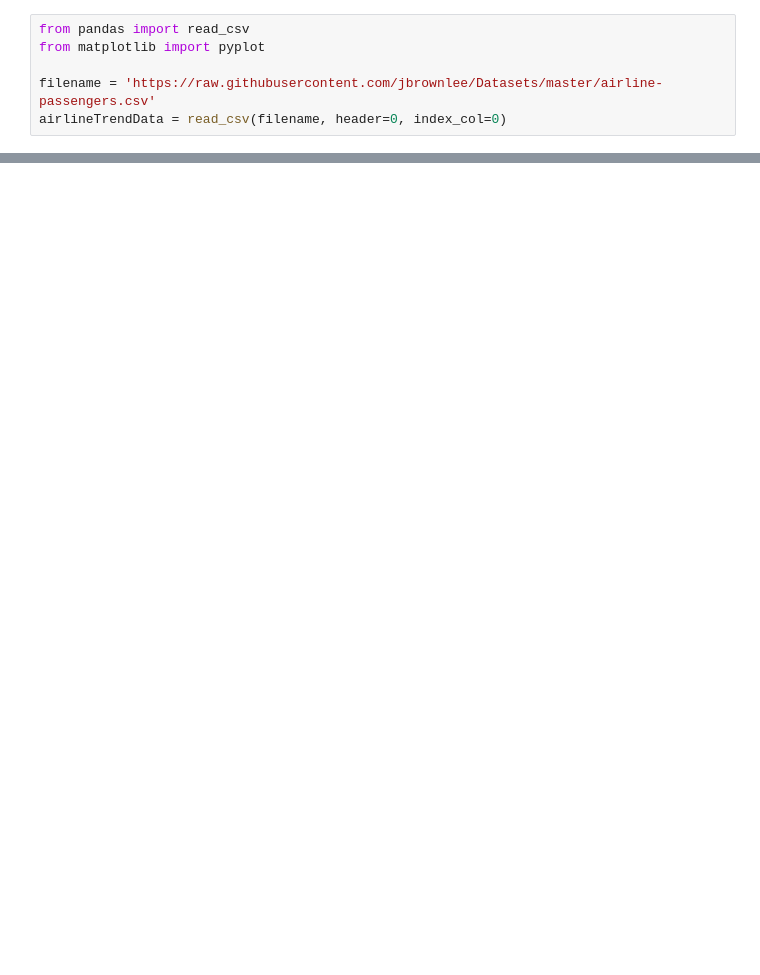
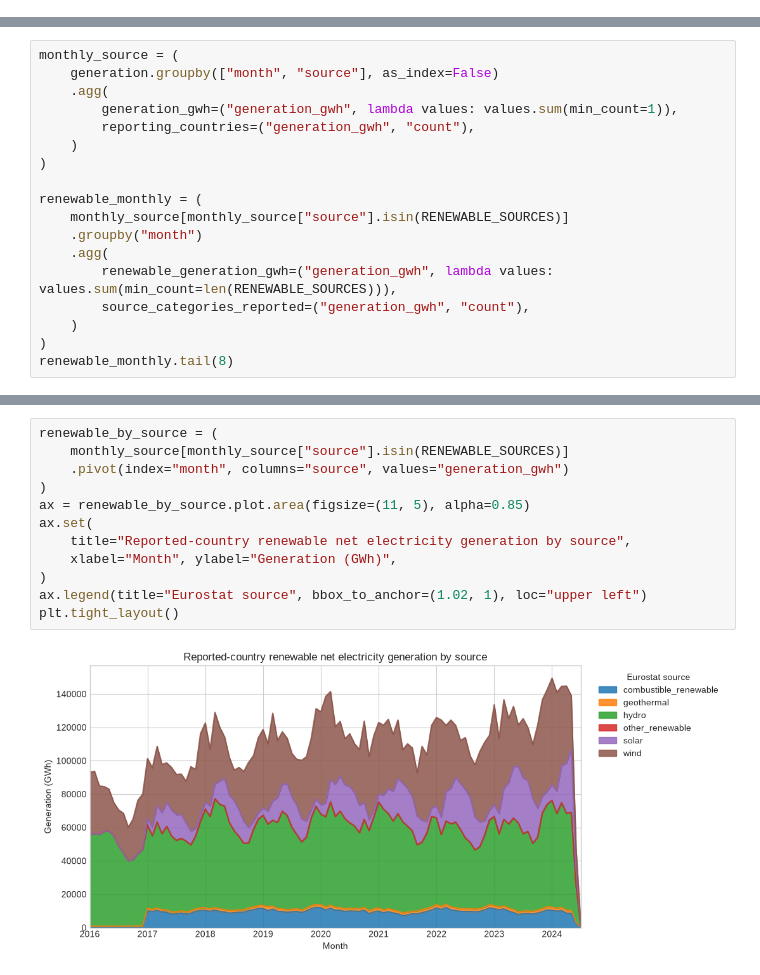
Before and after one commit to roderickperez/EAGE_PythonRenewableEnergyCourse, a Jupyter notebook: EAGE_PythonRenewableEnergyCourse/section4/timeSeriesEnergyConsumption.ipynb, the cells around one changed output, grey strips where cells are left out. Drawn from its saved outputs; the diff is of its cells as text; blank space fills up the shorter version.

```diff
--- a/EAGE_PythonRenewableEnergyCourse/section4/timeSeriesEnergyConsumption.ipynb
+++ b/EAGE_PythonRenewableEnergyCourse/section4/timeSeriesEnergyConsumption.ipynb
@@ -768,6 +0,0 @@ plt.hist(df_MA)
-# %%
-from pandas import read_csv
-from matplotlib import pyplot
-
-filename = 'https://raw.githubusercontent.com/jbrownlee/Datasets/master/airline-passengers.csv'
-airlineTrendData = read_csv(filename, header=0, index_col=0)
@@ -1120,0 +124,18 @@ ax.set_title("Model Loss (MAE)", fontsize=28)
+# %%
+monthly_source = (
+    generation.groupby(["month", "source"], as_index=False)
+    .agg(
+        generation_gwh=("generation_gwh", lambda values: values.sum(min_count=1)),
+        reporting_countries=("generation_gwh", "count"),
+    )
+)
+
+renewable_monthly = (
+    monthly_source[monthly_source["source"].isin(RENEWABLE_SOURCES)]
+    .groupby("month")
+    .agg(
+        renewable_generation_gwh=("generation_gwh", lambda values: values.sum(min_count=len(RENEWABLE_SOURCES))),
+        source_categories_reported=("generation_gwh", "count"),
+    )
+)
+renewable_monthly.tail(8)
@@ -1120,0 +153,14 @@ ax.set_title("Model Loss (MAE)", fontsize=28)
+# %%
+renewable_by_source = (
+    monthly_source[monthly_source["source"].isin(RENEWABLE_SOURCES)]
+    .pivot(index="month", columns="source", values="generation_gwh")
+)
+ax = renewable_by_source.plot.area(figsize=(11, 5), alpha=0.85)
+ax.set(
+    title="Reported-country renewable net electricity generation by source",
+    xlabel="Month", ylabel="Generation (GWh)",
+)
+ax.legend(title="Eurostat source", bbox_to_anchor=(1.02, 1), loc="upper left")
+plt.tight_layout()
+# %% [output]
+[figure, added]
```
Also changed, not shown: parts of 227 cells of this notebook, 41 other files.
